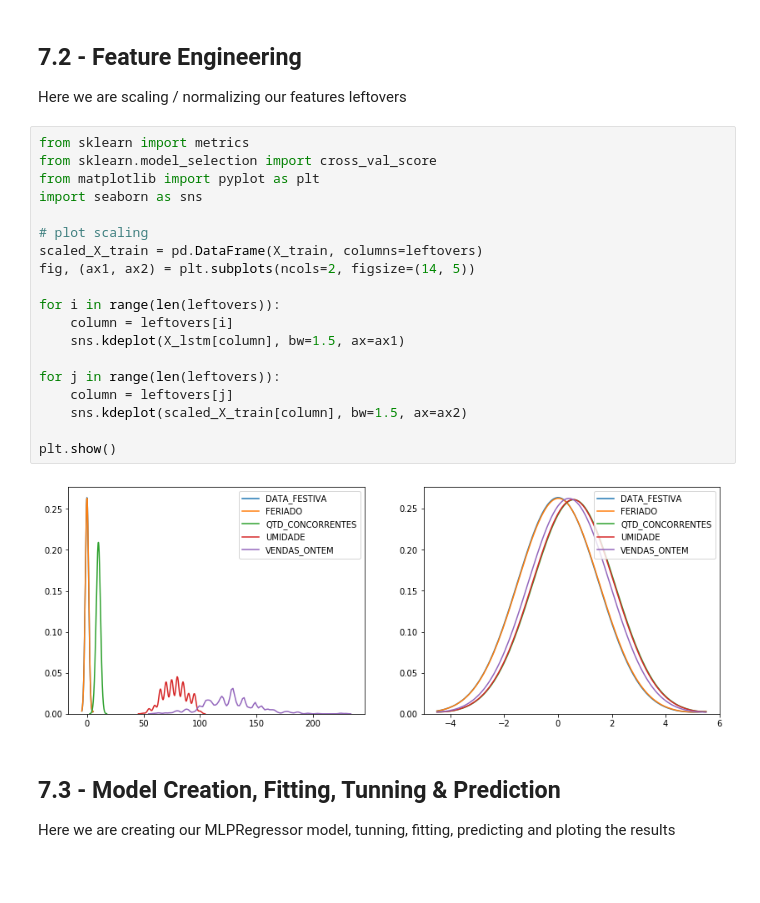
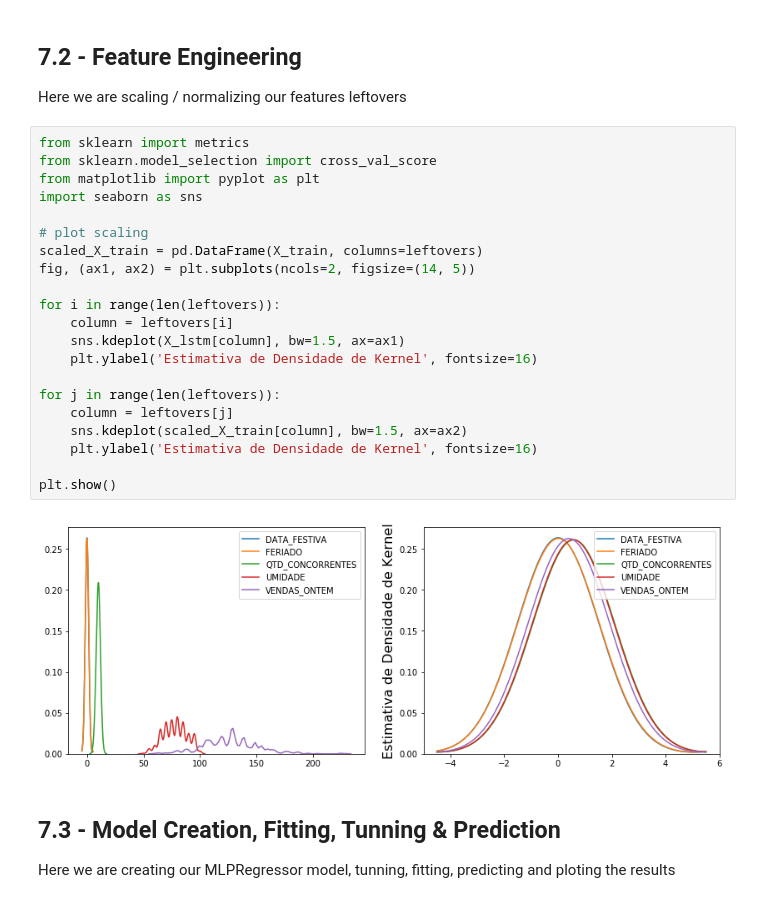
Before and after one commit to LuisValgoi/predia, a Jupyter notebook: notebook/model.ipynb, the cells around one changed output. Drawn from its saved outputs; the diff is of its cells as text; blank space fills up the shorter version.

```diff
--- a/notebook/model.ipynb
+++ b/notebook/model.ipynb
@@ -125,24 +125,26 @@ Here we are scaling / normalizing our features leftovers
 # %%
 from sklearn import metrics
 from sklearn.model_selection import cross_val_score
 from matplotlib import pyplot as plt
 import seaborn as sns
 
 # plot scaling
 scaled_X_train = pd.DataFrame(X_train, columns=leftovers)
 fig, (ax1, ax2) = plt.subplots(ncols=2, figsize=(14, 5))
 
 for i in range(len(leftovers)):
     column = leftovers[i]
     sns.kdeplot(X_lstm[column], bw=1.5, ax=ax1)
+    plt.ylabel('Estimativa de Densidade de Kernel', fontsize=16)
 
 for j in range(len(leftovers)):
     column = leftovers[j]
     sns.kdeplot(scaled_X_train[column], bw=1.5, ax=ax2)
+    plt.ylabel('Estimativa de Densidade de Kernel', fontsize=16)
 
 plt.show()
 # %% [output]
-[figure, old version]
+[figure, new version]
 # %% [markdown]
 ## 7.3 - Model Creation, Fitting, Tunning & Prediction
 
```
Also changed, not shown: parts of 5 cells of this notebook.
